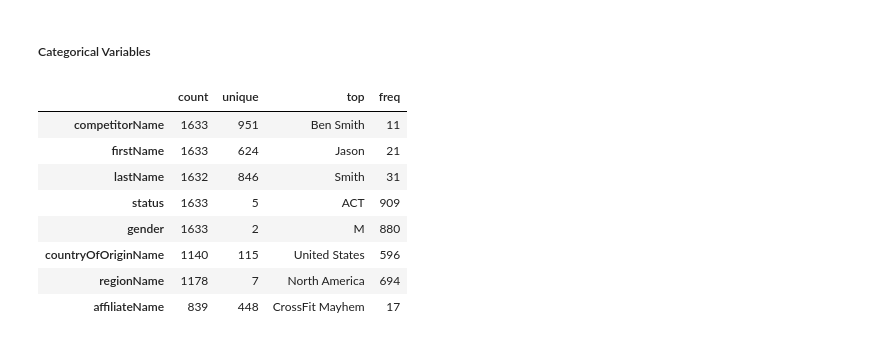
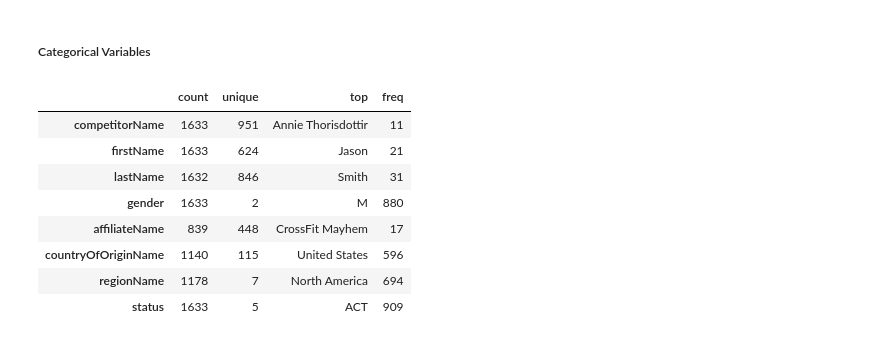
Before and after one commit to tgomesjuliana/ds-crossfit-games-competitions, a Jupyter notebook: data_analysis.ipynb, the cells around one changed output. Saved outputs shown, nothing was run; the diff lists cells and outputs as text; code cells hidden in the pictures.

```diff
--- a/data_analysis.ipynb
+++ b/data_analysis.ipynb
@@ -134,18 +135,18 @@ for column in numerical_games[['height', 'weight', 'bmi']].columns:
 # %% [markdown]
 ##### Categorical Variables
 # %%
-categorical_games = df_games_conso.select_dtypes(include=[object])
+categorical_games = df_games_and_open.select_dtypes(include=[object])
 categorical_games.describe().T
 # %% [output]
 |  | count | unique | top | freq |
-| competitorName | 1633 | 951 | Ben Smith | 11 |
+| competitorName | 1633 | 951 | Annie Thorisdottir | 11 |
 | firstName | 1633 | 624 | Jason | 21 |
 | lastName | 1632 | 846 | Smith | 31 |
-| status | 1633 | 5 | ACT | 909 |
 | gender | 1633 | 2 | M | 880 |
+| affiliateName | 839 | 448 | CrossFit Mayhem | 17 |
 | countryOfOriginName | 1140 | 115 | United States | 596 |
 | regionName | 1178 | 7 | North America | 694 |
-| affiliateName | 839 | 448 | CrossFit Mayhem | 17 |
+| status | 1633 | 5 | ACT | 909 |
 # %%
 # Loop over each numeric column in numerical_games
 for column in categorical_games[['status', 'gender', 'regionName']].columns:
```
Also changed, not shown: parts of 8 cells of this notebook, 5 other files.
